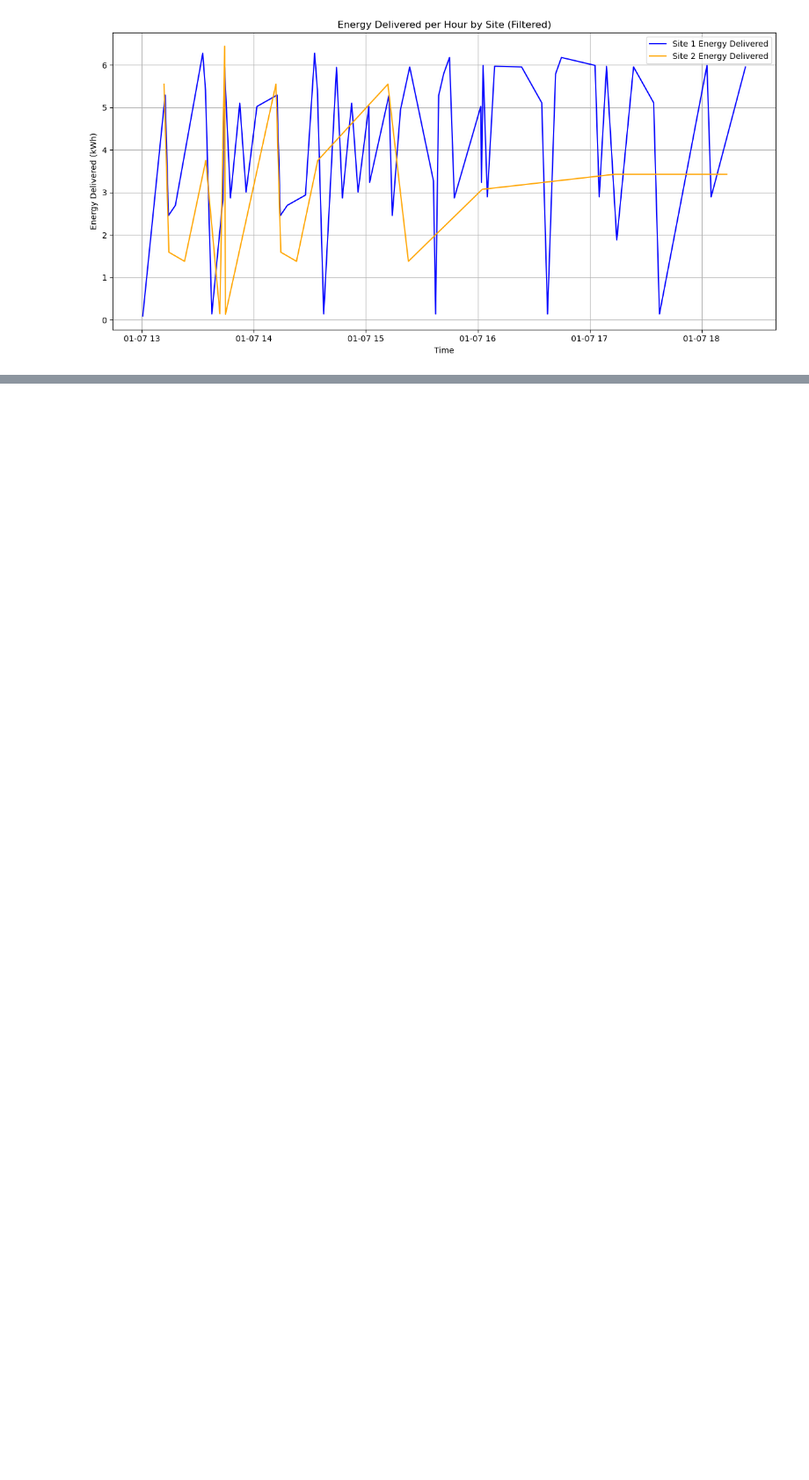
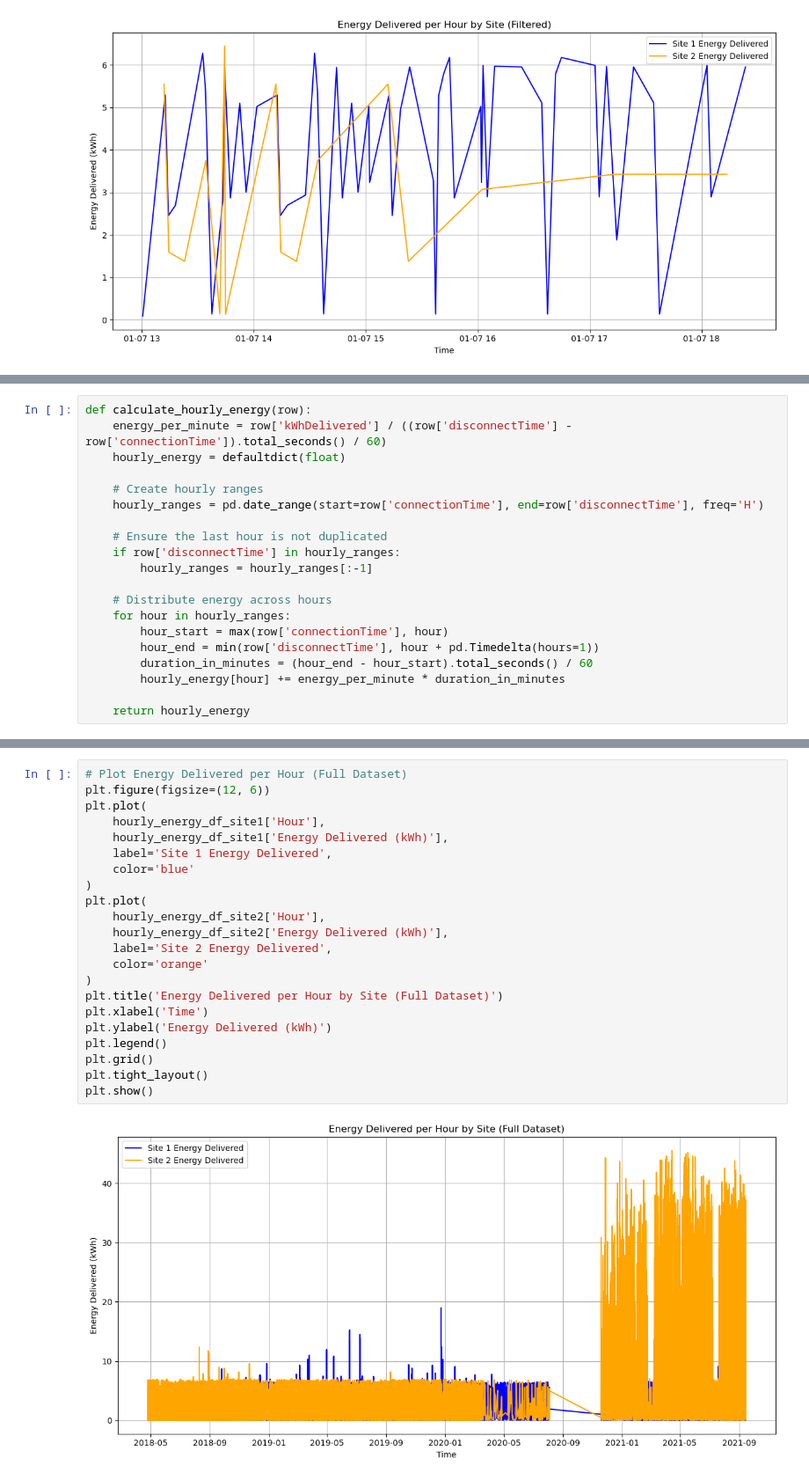
Before and after one commit to JanRkck/AA24, a Jupyter notebook: Task2b.ipynb, the cells around one changed output, grey strips where cells are left out. Shown at 88% size. Drawn from its saved outputs; the diff is of its cells as text; blank space fills up the shorter version.

```diff
--- a/Task2b.ipynb
+++ b/Task2b.ipynb
@@ -666,0 +669,20 @@ plt.show()
+# %%
+def calculate_hourly_energy(row):
+    energy_per_minute = row['kWhDelivered'] / ((row['disconnectTime'] - row['connectionTime']).total_seconds() / 60)
+    hourly_energy = defaultdict(float)
+
+    # Create hourly ranges
+    hourly_ranges = pd.date_range(start=row['connectionTime'], end=row['disconnectTime'], freq='H')
+
+    # Ensure the last hour is not duplicated
+    if row['disconnectTime'] in hourly_ranges:
+        hourly_ranges = hourly_ranges[:-1]
+
+    # Distribute energy across hours
+    for hour in hourly_ranges:
+        hour_start = max(row['connectionTime'], hour)
+        hour_end = min(row['disconnectTime'], hour + pd.Timedelta(hours=1))
+        duration_in_minutes = (hour_end - hour_start).total_seconds() / 60
+        hourly_energy[hour] += energy_per_minute * duration_in_minutes
+
+    return hourly_energy
@@ -666,0 +717,24 @@ plt.show()
+# %%
+# Plot Energy Delivered per Hour (Full Dataset)
+plt.figure(figsize=(12, 6))
+plt.plot(
+    hourly_energy_df_site1['Hour'],
+    hourly_energy_df_site1['Energy Delivered (kWh)'],
+    label='Site 1 Energy Delivered',
+    color='blue'
+)
+plt.plot(
+    hourly_energy_df_site2['Hour'],
+    hourly_energy_df_site2['Energy Delivered (kWh)'],
+    label='Site 2 Energy Delivered',
+    color='orange'
+)
+plt.title('Energy Delivered per Hour by Site (Full Dataset)')
+plt.xlabel('Time')
+plt.ylabel('Energy Delivered (kWh)')
+plt.legend()
+plt.grid()
+plt.tight_layout()
+plt.show()
+# %% [output]
+[figure, added]
```
Also changed, not shown: parts of 5 cells of this notebook.
